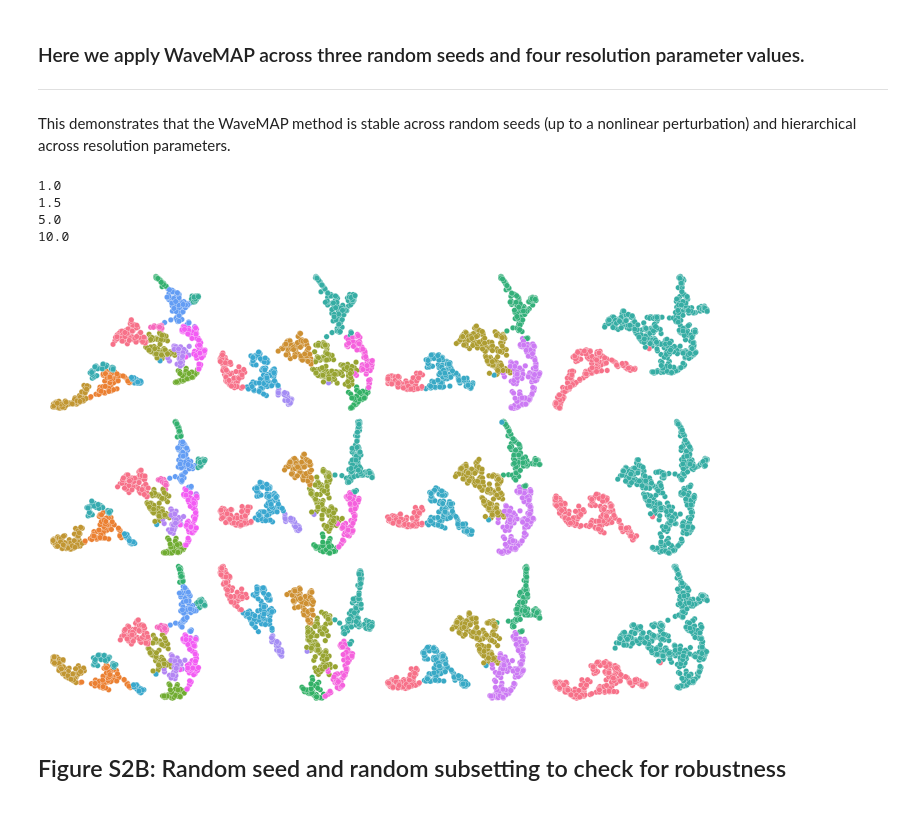
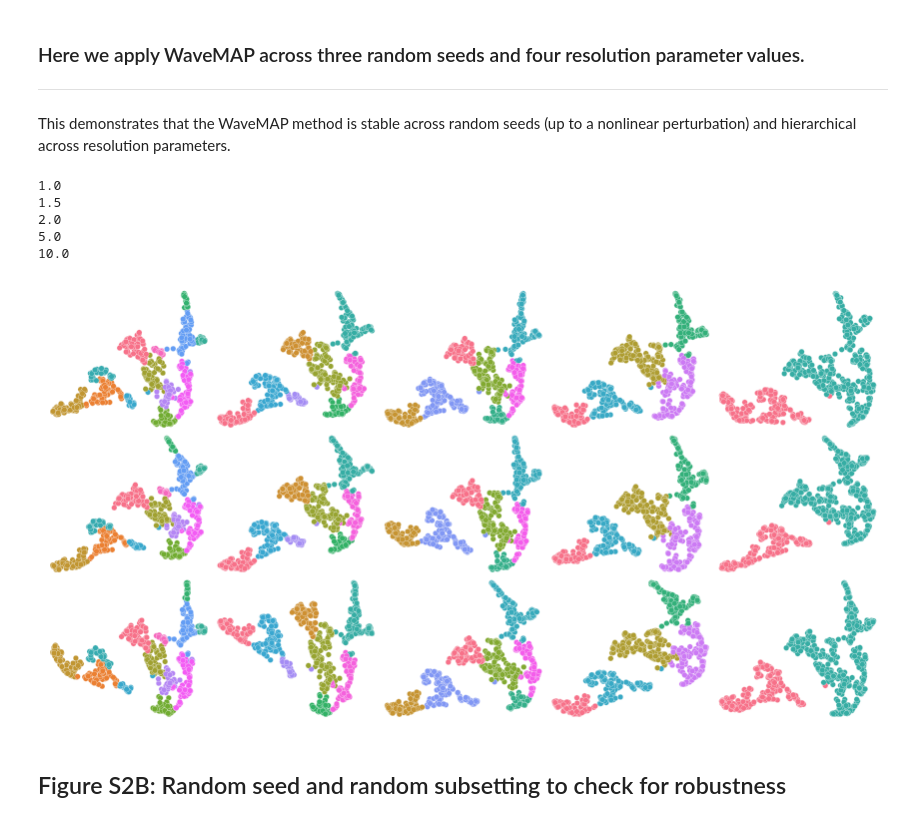
Before and after one commit to EricKenjiLee/WaveMAP_Paper, a Jupyter notebook: WaveMAP_Figures_Data.ipynb, the cells around one changed output. Drawn from its saved outputs; the diff is of its cells as text; code cells hidden in the pictures.

```diff
--- a/WaveMAP_Figures_Data.ipynb
+++ b/WaveMAP_Figures_Data.ipynb
@@ -635,7 +616,7 @@ UMAP_X_train, UMAP_X_test, UMAP_y_train, UMAP_y_test = train_test_split(UMAP_X,
 # %%
 numCV = 5
 
-UMAP_model = xgb.XGBClassifier()
+UMAP_model = xgb.XGBClassifier(objective='multi:softmax')
 UMAP_param_dist = {"max_depth": [4],
               "min_child_weight" : [2.5],
               "n_estimators": [100],
@@ -724,12 +703,21 @@ findfont: Font family ['Arial'] not found. Falling back to DejaVu Sans.
 # %% [markdown]
 ### We first set up a pandas dataframe with the specified feature values
 # %%
+# reducer = umap.UMAP(n_neighbors = N_NEIGHBORS, min_dist=MIN_DIST,
+#                     random_state=RAND_STATE)
+# mapper = reducer.fit(full_data)
+# embedding = reducer.transform(full_data)
+
+# umap_df = pd.DataFrame(embedding, columns=('x', 'y'))
+# umap_df['waveform'] = list(full_data)
+
 UMAP_and_GMM = pd.concat([umap_df,pd.DataFrame(gmm_feat_data_nonan,columns=['troughToPeak','prePostHyper','FWHM1'])],axis=1)
 UMAP_and_GMM['dbscan_hex'] = cluster_colors
 UMAP_and_GMM['gmm_labels'] = GMM_class_labels
 
 UMAP_and_GMM['troughToPeak_abs'] = UMAP_and_GMM['troughToPeak'].divide(SAMP_RATE_TO_TIME)
 UMAP_and_GMM['FWHM1_abs'] = UMAP_and_GMM['FWHM1'].divide(SAMP_RATE_TO_TIME)
+UMAP_and_GMM['color'] = umap_df['color']
 # %% [markdown]
 ### and then plot the points in this space by cluster identity (clustering done in MATLAB).
 # %%
@@ -809,7 +797,7 @@ data_dmatrix = xgb.DMatrix(data=X,label=y)
 # %% [markdown]
 ### and show a confusion matrix of the five-fold cross-validated test accuracy
 # %%
-model = xgb.XGBClassifier()
+model = xgb.XGBClassifier(objective='multi:softmax')
 param_dist = {"max_depth": [10],
               "min_child_weight" : [2.5],
               "n_estimators": [110],
@@ -965,7 +953,7 @@ for i in np.unique(GMM_class_labels):
 
 Note that this *is* sensitive to the stochasticity in projection and likely will look incorrectly aligned to the grid. This is because the projection of the high-dimensional graph uses a force directed layout algorithm using stochastic gradient descent. Although the stochastic gradient descent can be made deterministic through setting a seed, the seed will vary at the level of the CPU OS itself and cannot be set from within Colab. Since Colab spins up a new instance every session, this can look different day-to-day if you let your session expire. You can change the location of the corners of the grid in the `corners` variable to try to produce a good fit.
 # %%
-def find_nearest_color(embedding, test_coord, threshold_dist=0.3):
+def find_nearest_color(embedding, test_coord, threshold_dist=0.5):
     x_array, y_array = embedding[:,0], embedding[:,1]
 
     # Take coordinates of test point to calculate an array of each point's distance to test then return index
@@ -1901,11 +1889,11 @@ plot_stain_density(norm_anatomical_dict,'PV',color = hex_to_rgb('c4539f'))
 
 This demonstrates that the WaveMAP method is stable across random seeds (up to a nonlinear perturbation) and hierarchical across resolution parameters.
 # %%
-n_plots = 12
+n_plots = 15
 n_rows = 3
-n_cols = 4
-resolutions = [1.0, 1.5, 5.0, 10.0]
-f,arr = plt.subplots(nrows=n_rows, ncols=n_cols,figsize=[12,8])
+n_cols = 5
+resolutions = [1.0, 1.5, 2.0, 5.0, 10.0]
+f,arr = plt.subplots(nrows=n_rows, ncols=n_cols,figsize=[15,8])
 
 for i,res in enumerate(resolutions):
   print(BlueCol +  str(res));
@@ -1917,34 +1905,35 @@ for i,res in enumerate(resolutions):
       embedding = my_umap.transform(full_data)
 
 
       G = nx.from_scipy_sparse_matrix(my_umap.graph_)
       clustering = cylouvain.best_partition(G, resolution = resolution)
       clustering_solution = list(clustering.values())
 
       umap_df = pd.DataFrame(embedding, columns=('x', 'y'))
 
       umap_df['dbscan_color'] = clustering_solution
       husl_colors = [sns.color_palette('husl',len(set(clustering_solution)))[i] for i in clustering_solution]
 
       arr[j,i].scatter(umap_df['x'].tolist(), umap_df['y'].tolist(),
                   marker='o',c=husl_colors, s=30, edgecolor='w',
                   linewidth=0.25)
 
       arr[j,i].spines['top'].set_visible(False)
       arr[j,i].spines['left'].set_visible(False)
       arr[j,i].spines['right'].set_visible(False)
       arr[j,i].spines['bottom'].set_visible(False)
 
       arr[j,i].set_xticks([])
       arr[j,i].set_yticks([])
 
 plt.subplots_adjust(wspace=0, hspace=0)
 # %% [output]
 1.0
 1.5
+2.0
 5.0
 10.0
-[figure, old version]
+[figure, new version]
 # %% [markdown]
 ## Figure S2B: Random seed and random subsetting to check for robustness
 # %% [markdown]
```
Also changed, not shown: parts of 130 cells of this notebook.
